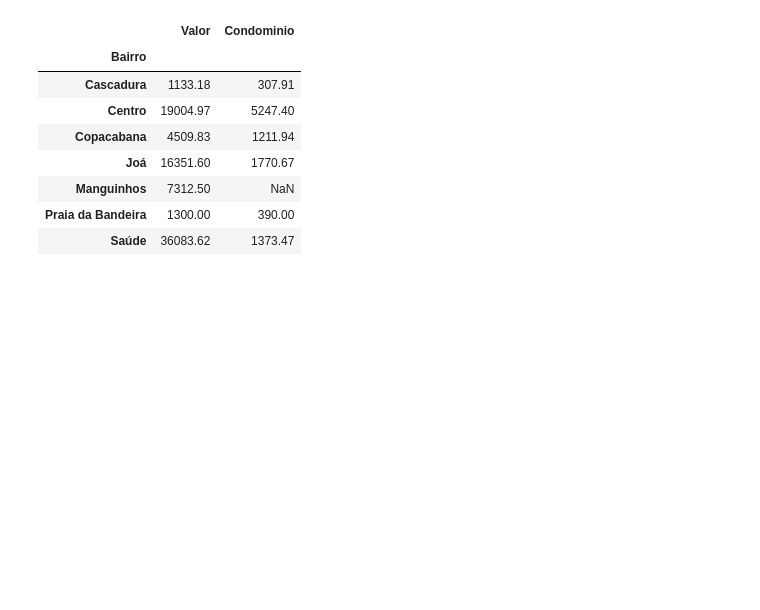
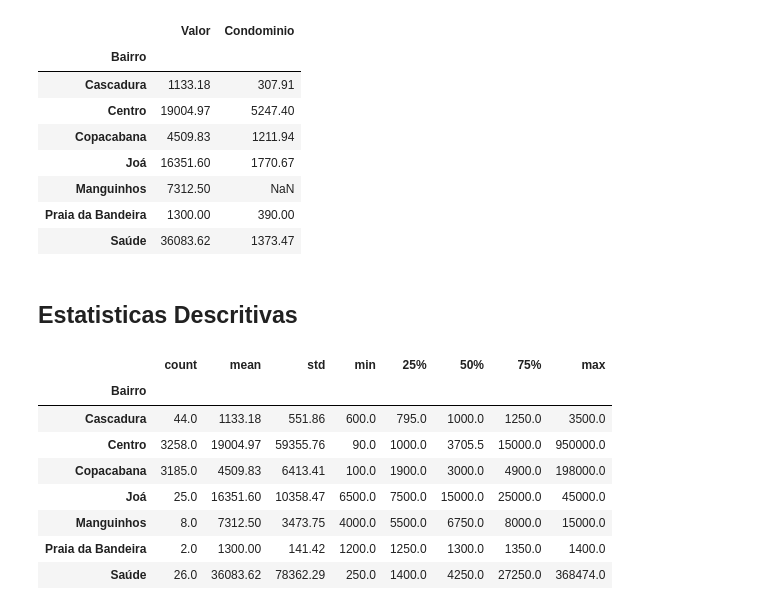
Before and after one commit to Jones51/Alura_CienciaDados, a Jupyter notebook: Pandas/Imoveis_residenciais05.ipynb, the cells around one changed output. Cells and saved outputs as stored; diff of their text form; code cells hidden in the pictures; blank space fills up the shorter version.

```diff
--- a/Pandas/Imoveis_residenciais05.ipynb
+++ b/Pandas/Imoveis_residenciais05.ipynb
@@ -76,3 +76,17 @@ grupo_bairro[['Valor', 'Condominio']].mean().round(2)
 | Manguinhos | 7312.50 | NaN |
 | Praia da Bandeira | 1300.00 | 390.00 |
 | Saúde | 36083.62 | 1373.47 |
+# %% [markdown]
+## Estatisticas Descritivas
+# %%
+grupo_bairro['Valor'].describe().round(2)
+# %% [output]
+|  | count | mean | std | min | 25% | 50% | 75% | max |
+| Bairro |  |  |  |  |  |  |  |  |
+| Cascadura | 44.0 | 1133.18 | 551.86 | 600.0 | 795.0 | 1000.0 | 1250.0 | 3500.0 |
+| Centro | 3258.0 | 19004.97 | 59355.76 | 90.0 | 1000.0 | 3705.5 | 15000.0 | 950000.0 |
+| Copacabana | 3185.0 | 4509.83 | 6413.41 | 100.0 | 1900.0 | 3000.0 | 4900.0 | 198000.0 |
+| Joá | 25.0 | 16351.60 | 10358.47 | 6500.0 | 7500.0 | 15000.0 | 25000.0 | 45000.0 |
+| Manguinhos | 8.0 | 7312.50 | 3473.75 | 4000.0 | 5500.0 | 6750.0 | 8000.0 | 15000.0 |
+| Praia da Bandeira | 2.0 | 1300.00 | 141.42 | 1200.0 | 1250.0 | 1300.0 | 1350.0 | 1400.0 |
+| Saúde | 26.0 | 36083.62 | 78362.29 | 250.0 | 1400.0 | 4250.0 | 27250.0 | 368474.0 |
```
Also changed, not shown: parts of 4 cells of this notebook.
